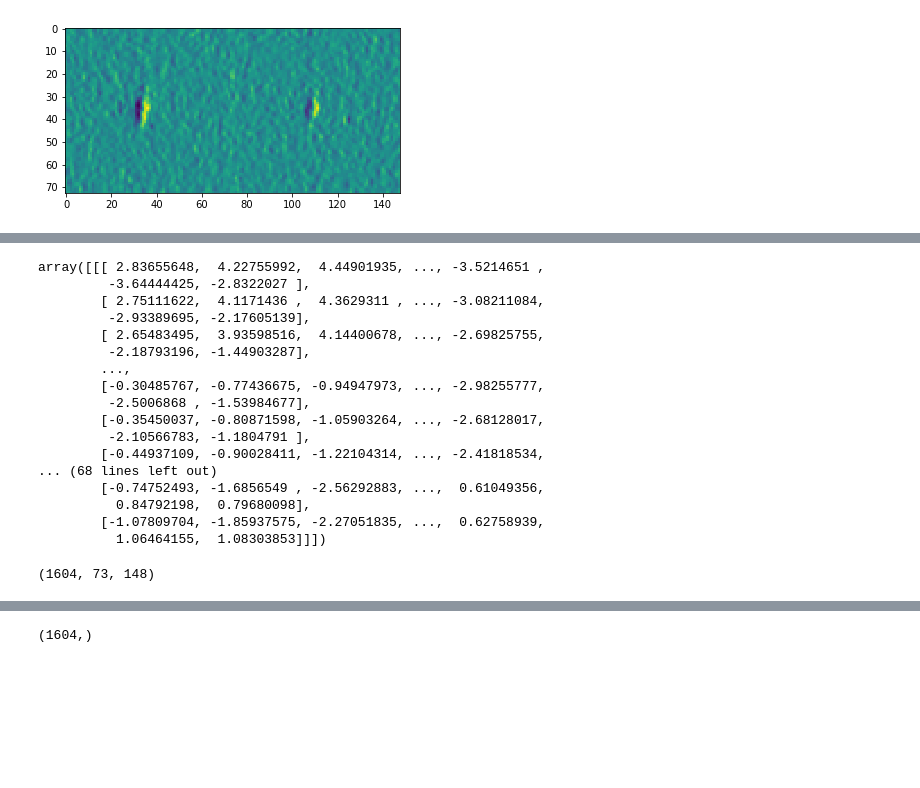
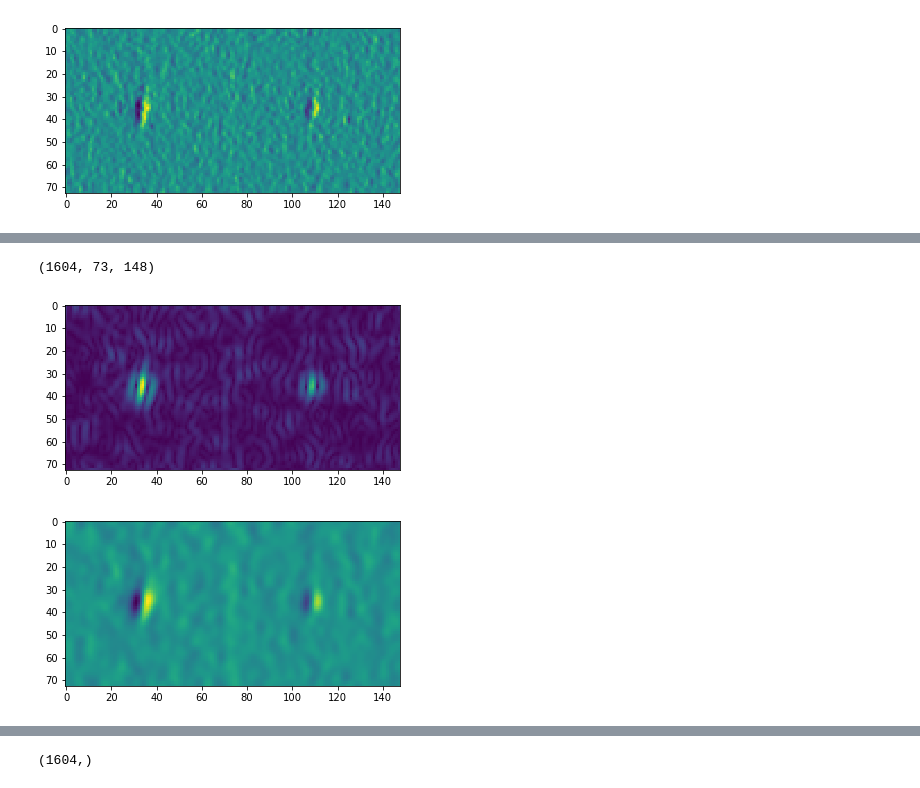
Before and after one commit to kailukowiak/DATA602_Final_Project, a Jupyter notebook: PlanningAndSandBox.ipynb, the cells around one changed output, grey strips where cells are left out. Saved outputs shown, nothing was run; the diff lists cells and outputs as text; code cells hidden in the pictures; blank space fills up the shorter version.

```diff
--- a/PlanningAndSandBox.ipynb
+++ b/PlanningAndSandBox.ipynb
@@ -141,23 +127,3 @@ imgplot = plt.imshow(Xtrain[5])
-# %%
-Xtrain
-# %% [output]
-array([[[ 2.83655648,  4.22755992,  4.44901935, ..., -3.5214651 ,
-         -3.64444425, -2.8322027 ],
-        [ 2.75111622,  4.1171436 ,  4.3629311 , ..., -3.08211084,
-         -2.93389695, -2.17605139],
-        [ 2.65483495,  3.93598516,  4.14400678, ..., -2.69825755,
-         -2.18793196, -1.44903287],
-        ...,
-        [-0.30485767, -0.77436675, -0.94947973, ..., -2.98255777,
-         -2.5006868 , -1.53984677],
-        [-0.35450037, -0.80871598, -1.05903264, ..., -2.68128017,
-         -2.10566783, -1.1804791 ],
-        [-0.44937109, -0.90028411, -1.22104314, ..., -2.41818534,
-... (68 lines left out)
-        [-0.74752493, -1.6856549 , -2.56292883, ...,  0.61049356,
-          0.84792198,  0.79680098],
-        [-1.07809704, -1.85937575, -2.27051835, ...,  0.62758939,
-          1.06464155,  1.08303853]]])
 # %%
 Xtrain.shape
 # %% [output]
@@ -164,0 +142,13 @@ Xtrain.shape
+# %%
+arr = Xtrain[3] #np.reshape(np.array(icebergs.iloc[2,0]),(75,75))
+sx = ndimage.sobel(arr, axis=0, mode='constant')
+sy = ndimage.sobel(arr, axis=1, mode='constant')
+sob = np.hypot(sx, sy)
+# %%
+implot = plt.imshow(sob)
+# %% [output]
+[figure, added]
+# %%
+implot = plt.imshow(Xtrain[3])
+# %% [output]
+[figure, added]
```
Also changed, not shown: parts of 37 cells of this notebook.
